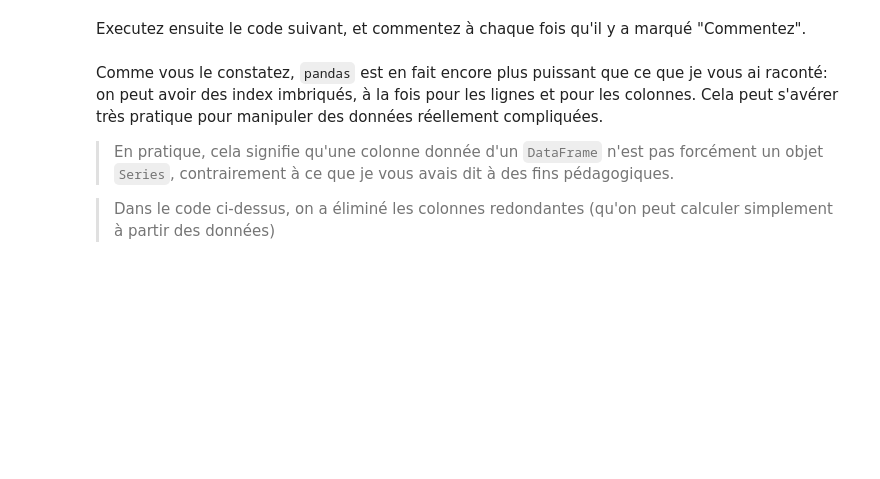
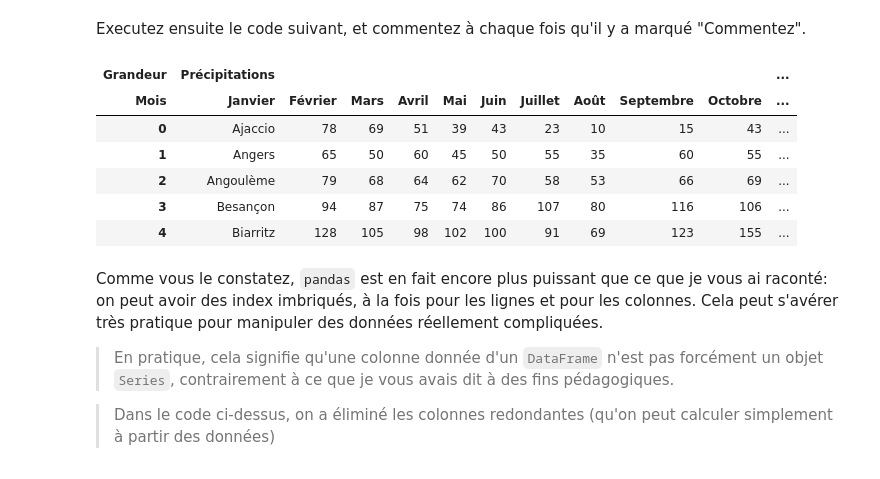
Before and after one commit to campusplage/compte-rendus-novales, a Jupyter notebook: TP1_pandas.ipynb, the cells around one changed output. Saved outputs shown, nothing was run; the diff lists cells and outputs as text; code cells hidden in the pictures; blank space fills up the shorter version.

```diff
--- a/TP1_pandas.ipynb
+++ b/TP1_pandas.ipynb
@@ -58,17 +58,13 @@ https://husson.github.io/img/pluie.csv
 import pandas
 
 # Charger les donnees grace a la library panda:
-##on peut charge les donnees avec le lien donnee dans le cours :
-#data = pandas.read_csv('http://factominer.free.fr/livreV2/temperat.csv',encoding = "ISO-8859-1", sep=';')
-## ou charge les donnees avec le lien donne au dessus:
-data = pandas.read_csv('https://husson.github.io/img/pluie.csv',
+
+## On charge les donnees avec le lien:
+raw_data = pandas.read_csv('https://husson.github.io/img/pluie.csv',
                        encoding = "ISO-8859-1", sep=';')
 
-# Les données sont chargées, affichons les
-data
-
-# Commentez chaque ligne de code !
-# VOTRE TRAVAIL ICI
+# affichage des donnees:
+raw_data
 # %% [output]
 |  | Unnamed: 0 | JANVIERp | FEVRIERp | MARSp | AVRILp | MAIp | JUINp | JUILLETp | AOUTp | SEPTEMBREp | ... |
 | 0 | Ajaccio | 78.0 | 69.0 | 51.0 | 39.0 | 43.0 | 23.0 | 10.0 | 15.0 | 43.0 | ... |
@@ -90,32 +86,45 @@ data
 # %% [markdown]
 Executez ensuite le code suivant, et commentez à chaque fois qu'il y a marqué "Commentez".
 # %%
-# Commentez
+# cree une liste de mois (comprenant 12 éléments):
 months = ['Janvier', 'Février', 'Mars', 'Avril', 'Mai', 'Juin', 'Juillet',
           'Août', 'Septembre', 'Octobre', 'Novembre', 'Décembre']
-# Commentez
+# on cree une liste de type (comprenant 2 éléments):
 types = ['Précipitations', 'Jours de pluie']
 
-# Commentez
+# converti ces deux liste en un array avec deux colonnes (grandeur et mois)
+#qui réperorie les differents types pour chaque mois :
+#exemple: https://pandas.pydata.org/pandas-docs/stable/reference/api/pandas.MultiIndex.from_product.html
+
 index = pandas.MultiIndex.from_product((types, months),
                                        names=['Grandeur', 'Mois'])
 
-# Commentez
+# on fait une liste des elements 0 a 11 qu'on concatene avec une liste des elements 13 a 24 :
 nested_columns = list(range(12)) + list(range(13, 25))
 
 # on crée une DataFrame, avec un multi-index pour ces colonnes imbriquées
-data = pandas.DataFrame(raw_data.iloc[:,rain_columns].to_numpy(), columns=index)
+#data.iloc[:,nested_columns]=premiere colonne de raw_data et les colonnes correspondant au numeros de nested_columns (https://www.shanelynn.ie/select-pandas-dataframe-rows-and-columns-using-iloc-loc-and-ix/)
+data = pandas.DataFrame(raw_data.iloc[:,nested_columns].to_numpy(), columns=index)
 
-# Commentez
+# La colonne index de raw data reste la colonne index dans la data frame cree.
+#https://pandas.pydata.org/pandas-docs/stable/reference/api/pandas.DataFrame.set_index.html
 data = data.set_index(raw_data.index)
 
-# Commentez
+# on fait une liste des colonnes que l'on veut en plus et on les ajoutes a la data frame
 other_columns = ['Température moyenne annuelle', 'Amplitude annuelle des températures',
                  'Insolation annuelle', 'Latitude', 'Longitude', 'Géographie']
 data[other_columns] = raw_data[other_columns]
 
 # Affichage
 data.head()
+# %% [output]
+| Grandeur | Précipitations |  |  |  |  |  |  |  |  |  | ... |
+| Mois | Janvier | Février | Mars | Avril | Mai | Juin | Juillet | Août | Septembre | Octobre | ... |
+| 0 | Ajaccio | 78 | 69 | 51 | 39 | 43 | 23 | 10 | 15 | 43 | ... |
+| 1 | Angers | 65 | 50 | 60 | 45 | 50 | 55 | 35 | 60 | 55 | ... |
+| 2 | Angoulème | 79 | 68 | 64 | 62 | 70 | 58 | 53 | 66 | 69 | ... |
+| 3 | Besançon | 94 | 87 | 75 | 74 | 86 | 107 | 80 | 116 | 106 | ... |
+| 4 | Biarritz | 128 | 105 | 98 | 102 | 100 | 91 | 69 | 123 | 155 | ... |
 # %% [markdown]
 Comme vous le constatez, `pandas` est en fait encore plus puissant que ce que je vous ai raconté: on peut avoir des index imbriqués, à la fois pour les lignes et pour les colonnes. Cela peut s'avérer très pratique pour manipuler des données réellement compliquées.
 
```
